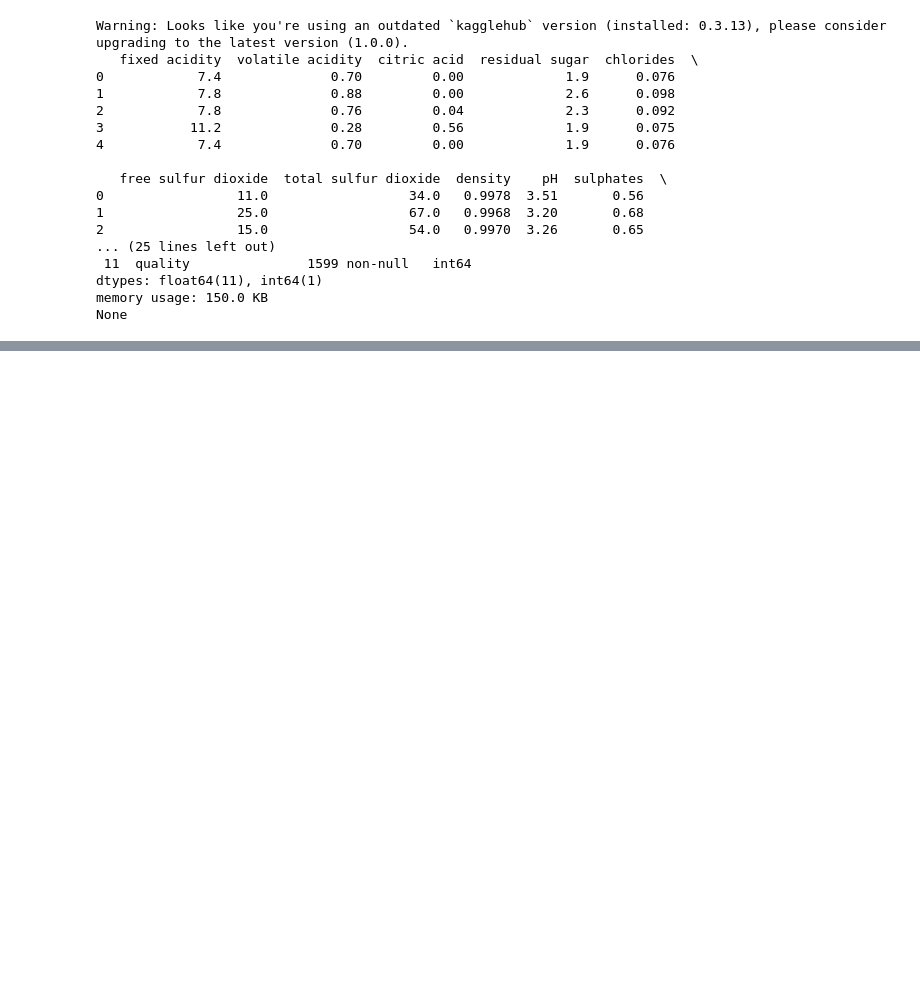
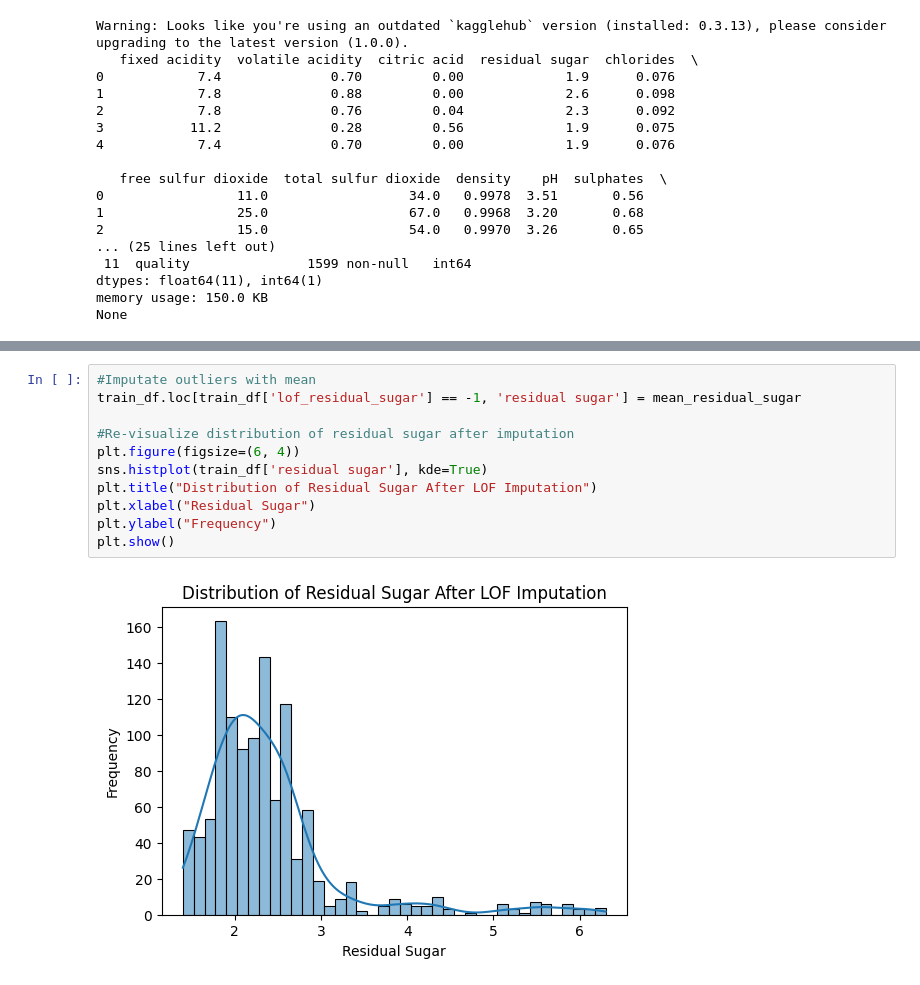
Before and after one commit to JCoji/DataScienceA2, a Jupyter notebook: A3 - Jonthan Cojita, Lucas Gavura.ipynb, the cells around one changed output, grey strips where cells are left out. Cells and saved outputs as stored; diff of their text form; blank space fills up the shorter version.

```diff
--- a/A3 - Jonthan Cojita, Lucas Gavura.ipynb
+++ b/A3 - Jonthan Cojita, Lucas Gavura.ipynb
@@ -46,0 +106,13 @@ None
+# %%
+#Imputate outliers with mean
+train_df.loc[train_df['lof_residual_sugar'] == -1, 'residual sugar'] = mean_residual_sugar
+
+#Re-visualize distribution of residual sugar after imputation
+plt.figure(figsize=(6, 4))
+sns.histplot(train_df['residual sugar'], kde=True)
+plt.title("Distribution of Residual Sugar After LOF Imputation")
+plt.xlabel("Residual Sugar")
+plt.ylabel("Frequency")
+plt.show()
+# %% [output]
+[figure, added]
```
Also changed, not shown: parts of 4 cells of this notebook.
